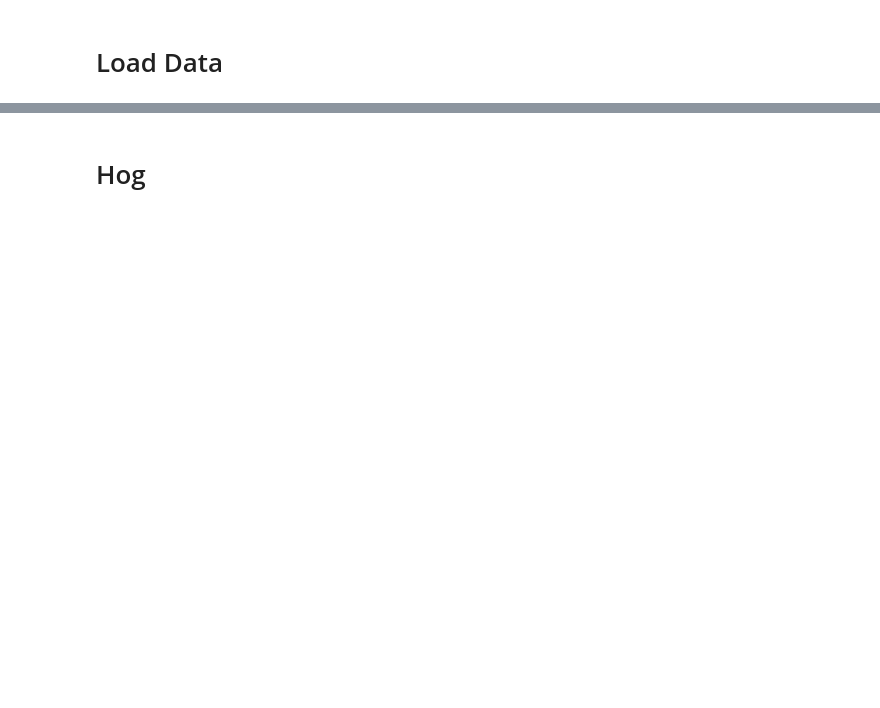
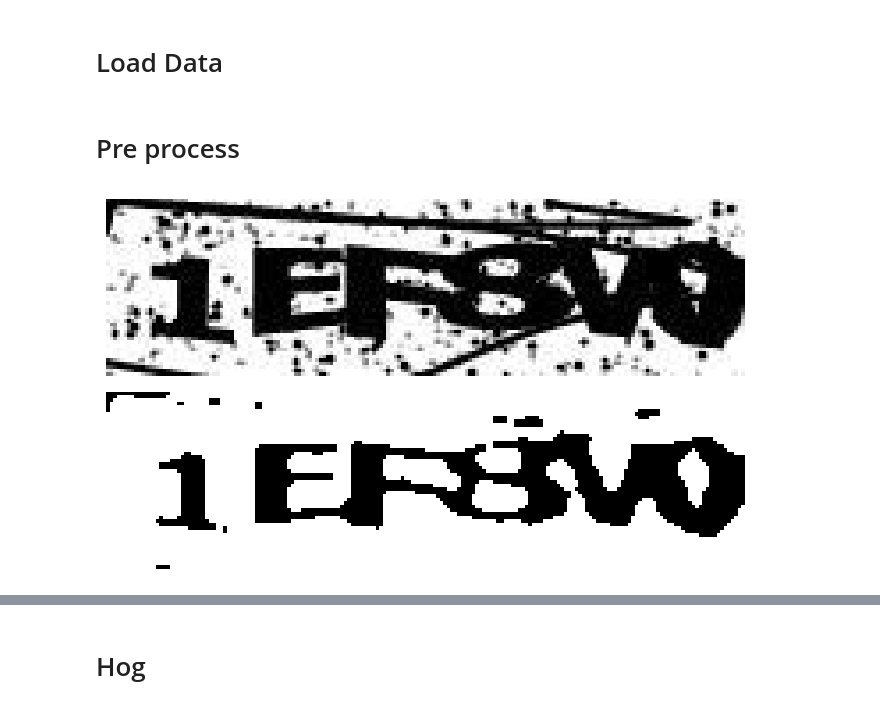
Before and after one commit to lorenzo-cm/tp-icv, a Jupyter notebook: main.ipynb, the cells around one changed output, grey strips where cells are left out. Saved outputs shown, nothing was run; the diff lists cells and outputs as text; code cells hidden in the pictures; blank space fills up the shorter version.

```diff
--- a/main.ipynb
+++ b/main.ipynb
@@ -24,3 +25,20 @@ test_images_ground_truth = [cv2.imread(img, cv2.IMREAD_GRAYSCALE) for img in tes
 
 test_label_files = sorted(glob.glob('./dados/labels10k/*.txt'))[9000:]
 test_labels = [open(label_file).read().strip() for label_file in test_label_files]
+# %% [markdown]
+# Pre process
+# %%
+fig, axes = plt.subplots(2, 1, figsize=(8, 4))
+
+axes[0].imshow(test_images_ground_truth[2], cmap='gray')
+axes[0].axis('off')
+
+img = pre_process(test_images_ground_truth[2])
+
+axes[1].imshow(img, cmap='gray')
+axes[1].axis('off')
+
+plt.tight_layout()
+plt.show()
+# %% [output]
+[figure, added]
```
Also changed, not shown: parts of 15 cells of this notebook, 3 other files.
